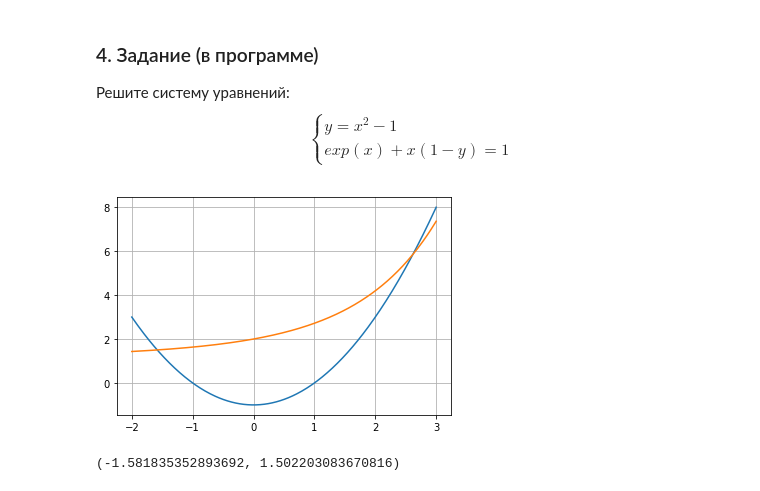
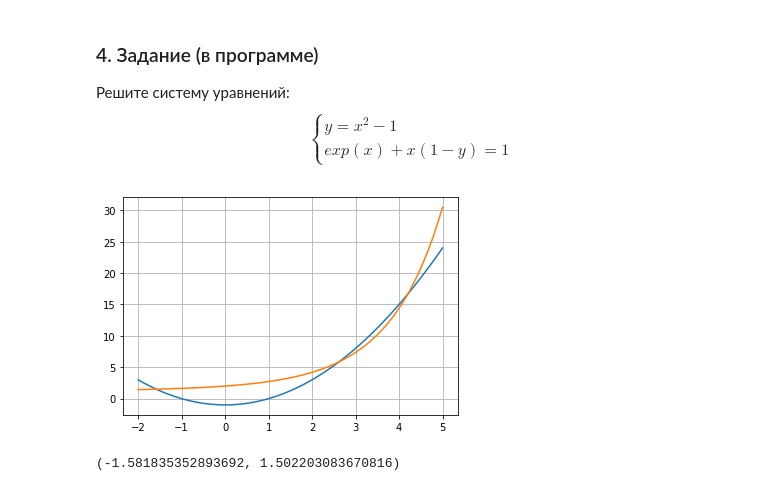
Before and after one commit to humantom88/geebrains-math-intro, a Jupyter notebook: homework3/homework3.ipynb, the cells around one changed output. Drawn from its saved outputs; the diff is of its cells as text; code cells hidden in the pictures.

```diff
--- a/homework3/homework3.ipynb
+++ b/homework3/homework3.ipynb
@@ -307,12 +307,12 @@ def equations(p):
     x, y = p
     return y - x**2 + 1, np.exp(x) + x - x*y - 1
 # %%
-x = np.linspace(-2, 3, 300)
+x = np.linspace(-2, 5, 300)
 plt.plot(x, x**2 - 1)
 plt.plot(x, (np.exp(x) + x - 1) / x)
 plt.grid(True)
 # %% [output]
-[figure, old version]
+[figure, new version]
 # %%
 x1, y1 = fsolve(equations, (-2, 1))
 (x1, y1)
```
Also changed, not shown: parts of 1 cell of this notebook.
